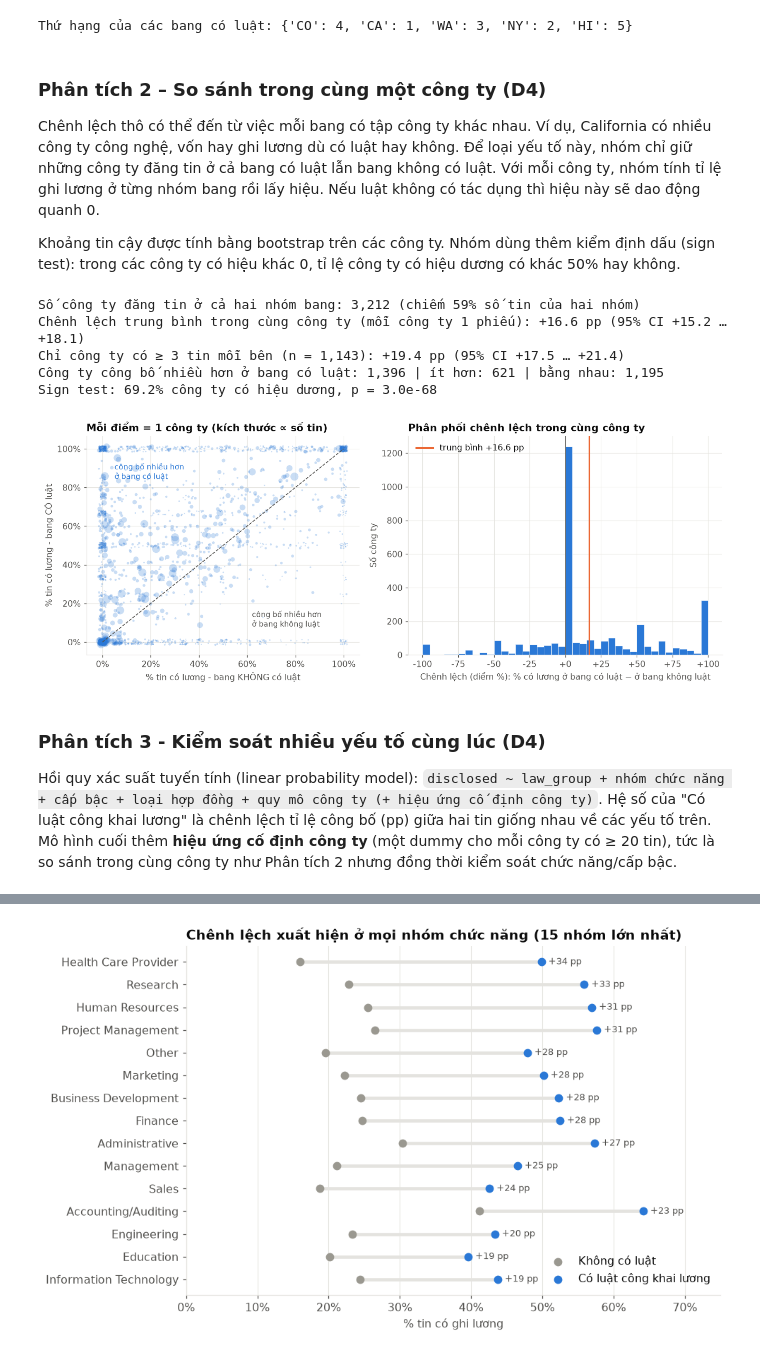
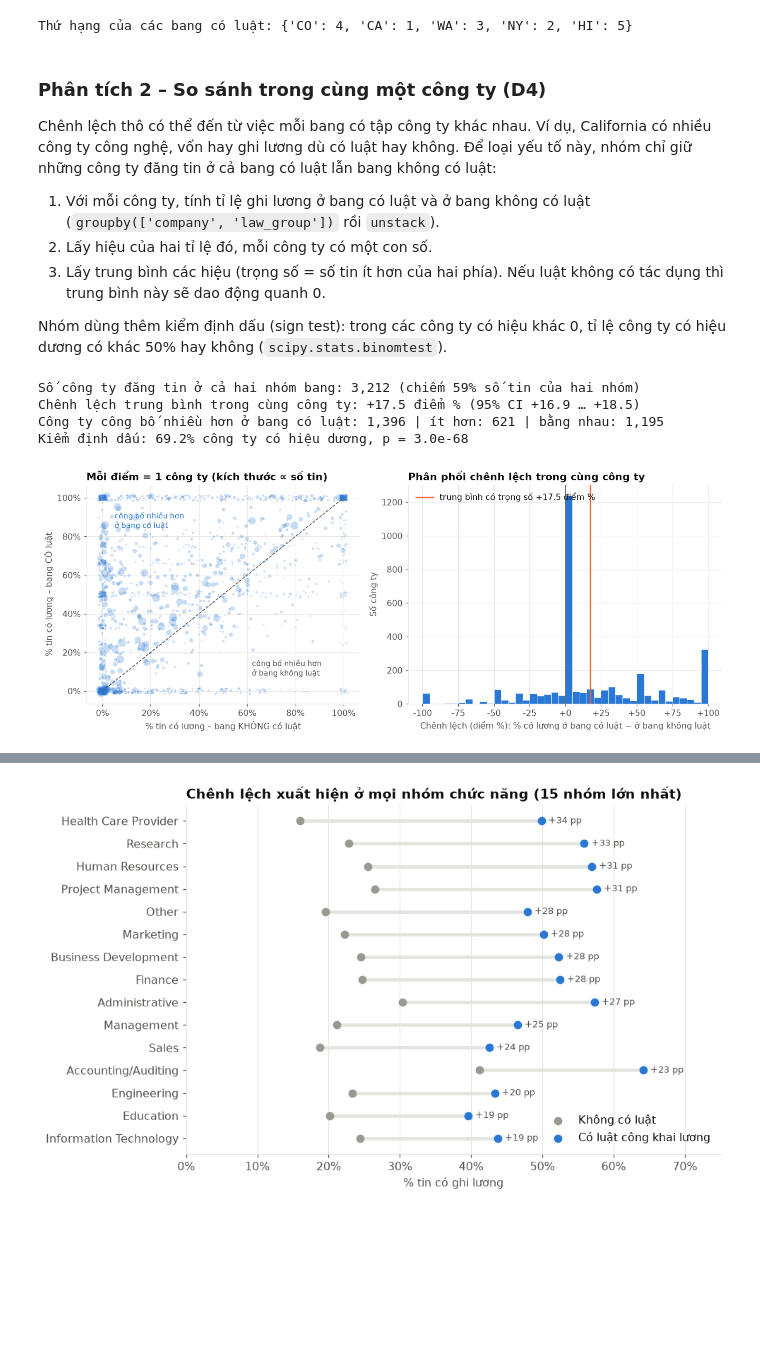
Before and after one commit to hihon0-0/PFDS-Final-Project, a Jupyter notebook: notebooks/02_analysis.ipynb, the cells around one changed output, grey strips where cells are left out. Drawn from its saved outputs; the diff is of its cells as text; code cells hidden in the pictures; blank space fills up the shorter version.

```diff
--- a/notebooks/02_analysis.ipynb
+++ b/notebooks/02_analysis.ipynb
@@ -127,59 +240,57 @@ print('Thứ hạng của các bang có luật:', {s: int(np.where(by_state.inde
 Thứ hạng của các bang có luật: {'CO': 4, 'CA': 1, 'WA': 3, 'NY': 2, 'HI': 5}
 # %% [markdown]
 ### Phân tích 2 – So sánh trong cùng một công ty (D4)
-Chênh lệch thô có thể đến từ việc mỗi bang có tập công ty khác nhau. Ví dụ, California có nhiều công ty công nghệ, vốn hay ghi lương dù có luật hay không. Để loại yếu tố này, nhóm chỉ giữ những công ty đăng tin ở cả bang có luật lẫn bang không có luật. Với mỗi công ty, nhóm tính tỉ lệ ghi lương ở từng nhóm bang rồi lấy hiệu. Nếu luật không có tác dụng thì hiệu này sẽ dao động quanh 0.
+Chênh lệch thô có thể đến từ việc mỗi bang có tập công ty khác nhau. Ví dụ, California có nhiều công ty công nghệ, vốn hay ghi lương dù có luật hay không. Để loại yếu tố này, nhóm chỉ giữ những công ty đăng tin ở cả bang có luật lẫn bang không có luật:
+1. Với mỗi công ty, tính tỉ lệ ghi lương ở bang có luật và ở bang không có luật (`groupby(['company', 'law_group'])` rồi `unstack`).
+2. Lấy hiệu của hai tỉ lệ đó, mỗi công ty có một con số.
+3. Lấy trung bình các hiệu (trọng số = số tin ít hơn của hai phía). Nếu luật không có tác dụng thì trung bình này sẽ dao động quanh 0.
 
-Khoảng tin cậy được tính bằng bootstrap trên các công ty. Nhóm dùng thêm kiểm định dấu (sign test): trong các công ty có hiệu khác 0, tỉ lệ công ty có hiệu dương có khác 50% hay không.
+Nhóm dùng thêm kiểm định dấu (sign test): trong các công ty có hiệu khác 0, tỉ lệ công ty có hiệu dương có khác 50% hay không (`scipy.stats.binomtest`).
 # %%
-cmp = q1[q1['law_group'] != 'Chỉ khi được hỏi']
-wc = (cmp.groupby(['cluster', 'law_group'])['disclosed'].agg(['mean', 'size']).unstack('law_group'))
-wc.columns = [f'{a}_{b}' for a, b in wc.columns]
-wc = wc.dropna(subset=['mean_Có luật công khai lương', 'mean_Không có luật'])
-wc = wc.rename(columns={'mean_Có luật công khai lương': 'rate_law', 'mean_Không có luật': 'rate_none',
-                        'size_Có luật công khai lương': 'n_law', 'size_Không có luật': 'n_none'})
-wc['diff'] = wc['rate_law'] - wc['rate_none']
-print(f'Số công ty đăng tin ở cả hai nhóm bang: {len(wc):,} (chiếm {wc[["n_law", "n_none"]].sum().sum() / len(cmp):.0%} số tin của hai nhóm)')
+cmp = q1.loc[q1['law_group'] != ASK, ['company', 'law_group', 'disclosed', 'job_function',
+                                      'employee_bucket', 'experience_level']]
 
-est, lo, hi = bootstrap_ci(wc['diff'].to_numpy(), stat=np.mean, n_boot=2000)
-print(f'Chênh lệch trung bình trong cùng công ty (mỗi công ty 1 phiếu): {est*100:+.1f} pp (95% CI {lo*100:+.1f} … {hi*100:+.1f})')
-wcs = wc[(wc['n_law'] >= 3) & (wc['n_none'] >= 3)]
-est3, lo3, hi3 = bootstrap_ci(wcs['diff'].to_numpy(), stat=np.mean, n_boot=2000)
-print(f'Chỉ công ty có ≥ 3 tin mỗi bên (n = {len(wcs):,}): {est3*100:+.1f} pp (95% CI {lo3*100:+.1f} … {hi3*100:+.1f})')
+def law_within(d, by, min_n=1):
+    """Chênh lệch tỉ lệ công bố (có luật − không luật) trong từng nhóm con `by`."""
+    return compare_within_groups(d, by, 'law_group', 'disclosed', LAW, NONE, min_n=min_n)
 
-pos, neg = (wc['diff'] > 0).sum(), (wc['diff'] < 0).sum()
+d_comp, by_comp = law_within(cmp, ['company'])
+print(f'Số công ty đăng tin ở cả hai nhóm bang: {len(by_comp):,} '
+      f'(chiếm {(by_comp["n_1"] + by_comp["n_0"]).sum() / len(cmp):.0%} số tin của hai nhóm)')
+est_c, lo_c, hi_c = bootstrap_df(cmp[['company', 'law_group', 'disclosed']],
+                                 lambda d: law_within(d, ['company'])[0], n_boot=200)
+print(f'Chênh lệch trung bình trong cùng công ty: {ci_text(est_c, lo_c, hi_c)}')
+
+pos, neg = (by_comp['chenh_lech'] > 0).sum(), (by_comp['chenh_lech'] < 0).sum()
 bt = sps.binomtest(pos, pos + neg, 0.5)
-print(f'Công ty công bố nhiều hơn ở bang có luật: {pos:,} | ít hơn: {neg:,} | bằng nhau: {(wc["diff"] == 0).sum():,}')
-print(f'Sign test: {pos/(pos+neg):.1%} công ty có hiệu dương, p = {bt.pvalue:.1e}')
+print(f'Công ty công bố nhiều hơn ở bang có luật: {pos:,} | ít hơn: {neg:,} | bằng nhau: {(by_comp["chenh_lech"] == 0).sum():,}')
+print(f'Kiểm định dấu: {pos / (pos + neg):.1%} công ty có hiệu dương, p = {bt.pvalue:.1e}')
 # %% [output]
 Số công ty đăng tin ở cả hai nhóm bang: 3,212 (chiếm 59% số tin của hai nhóm)
-Chênh lệch trung bình trong cùng công ty (mỗi công ty 1 phiếu): +16.6 pp (95% CI +15.2 … +18.1)
-Chỉ công ty có ≥ 3 tin mỗi bên (n = 1,143): +19.4 pp (95% CI +17.5 … +21.4)
+Chênh lệch trung bình trong cùng công ty: +17.5 điểm % (95% CI +16.9 … +18.5)
 Công ty công bố nhiều hơn ở bang có luật: 1,396 | ít hơn: 621 | bằng nhau: 1,195
-Sign test: 69.2% công ty có hiệu dương, p = 3.0e-68
+Kiểm định dấu: 69.2% công ty có hiệu dương, p = 3.0e-68
 # %%
 fig, axes = plt.subplots(1, 2, figsize=(12, 4.8), gridspec_kw={'width_ratios': [1, 1.15]})
 ax = axes[0]
-sz = np.clip(wc['n_law'] + wc['n_none'], 2, 300)
+sz = np.clip(by_comp['n_1'] + by_comp['n_0'], 2, 300)
 rng = np.random.default_rng(0)
 jit = lambda s: s + rng.uniform(-0.015, 0.015, len(s))
-ax.scatter(jit(wc['rate_none']), jit(wc['rate_law']), s=sz / 3, alpha=0.25, color=SERIES[0], edgecolor='none')
+ax.scatter(jit(by_comp['gia_tri_0']), jit(by_comp['gia_tri_1']), s=sz / 3, alpha=0.25, color=SERIES[0], edgecolor='none')
 ax.plot([0, 1], [0, 1], color=TEXT_2, linestyle='--', linewidth=1)
 ax.text(0.05, 0.93, 'công bố nhiều hơn\nở bang có luật', color=SERIES[0], fontsize=9, va='top')
 ax.text(0.62, 0.08, 'công bố nhiều hơn\nở bang không luật', color=TEXT_2, fontsize=9)
-ax.set_xlabel('% tin có lương - bang KHÔNG có luật'); ax.set_ylabel('% tin có lương - bang CÓ luật')
+ax.set_xlabel('% tin có lương – bang KHÔNG có luật'); ax.set_ylabel('% tin có lương – bang CÓ luật')
 ax.xaxis.set_major_formatter(pct); ax.yaxis.set_major_formatter(pct)
 ax.set_title('Mỗi điểm = 1 công ty (kích thước ∝ số tin)')
 ax = axes[1]
-ax.hist(wc['diff'], bins=np.linspace(-1, 1, 41), color=SERIES[0], edgecolor='white', linewidth=0.4)
+ax.hist(by_comp['chenh_lech'], bins=np.linspace(-1, 1, 41), color=SERIES[0], edgecolor='white', linewidth=0.4)
 ax.axvline(0, color=TEXT_2, linewidth=1)
-ax.axvline(est, color=SERIES[1], linewidth=2, label=f'trung bình {est*100:+.1f} pp')
+ax.axvline(est_c, color=SERIES[1], linewidth=2, label=f'trung bình có trọng số {est_c*100:+.1f} điểm %')
 ax.xaxis.set_major_formatter(plt.FuncFormatter(lambda v, _: f'{v*100:+.0f}'))
 ax.set_xlabel('Chênh lệch (điểm %): % có lương ở bang có luật − ở bang không luật')
 ax.set_ylabel('Số công ty'); ax.legend(loc='upper left')
 ax.set_title('Phân phối chênh lệch trong cùng công ty')
 plt.tight_layout(); plt.show()
 # %% [output]
-[figure, old version]
+[figure, new version]
-# %% [markdown]
-### Phân tích 3 - Kiểm soát nhiều yếu tố cùng lúc (D4)
-Hồi quy xác suất tuyến tính (linear probability model): `disclosed ~ law_group + nhóm chức năng + cấp bậc + loại hợp đồng + quy mô công ty (+ hiệu ứng cố định công ty)`. Hệ số của "Có luật công khai lương" là chênh lệch tỉ lệ công bố (pp) giữa hai tin giống nhau về các yếu tố trên. Mô hình cuối thêm **hiệu ứng cố định công ty** (một dummy cho mỗi công ty có ≥ 20 tin), tức là so sánh trong cùng công ty như Phân tích 2 nhưng đồng thời kiểm soát chức năng/cấp bậc.
```
Also changed, not shown: parts of 90 cells of this notebook.
